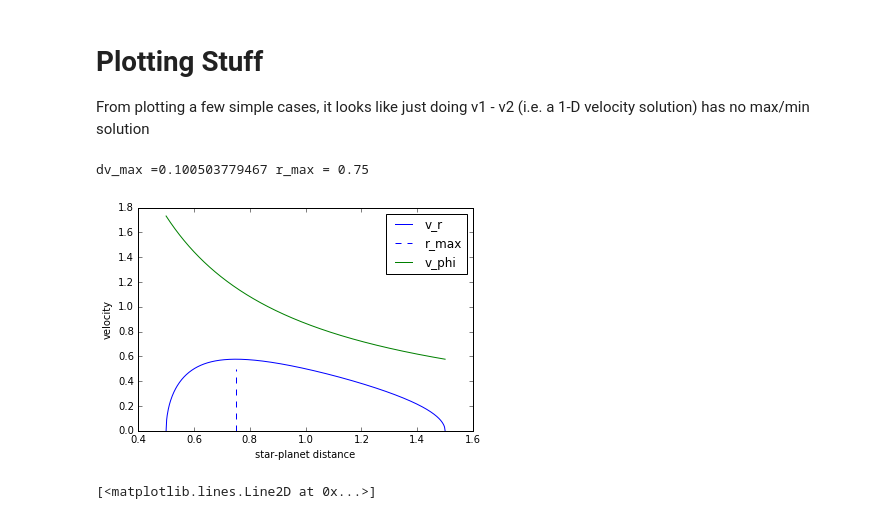
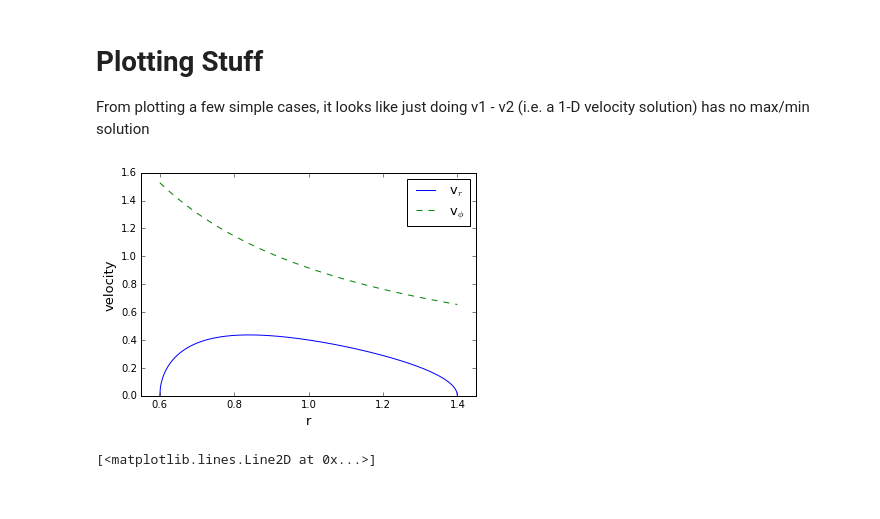
Before and after one commit to silburt/rebound, a Jupyter notebook: ipython_examples/HERMES_AutoHSF_Derivation_Components.ipynb, the cells around one changed output. Saved outputs shown, nothing was run; the diff lists cells and outputs as text; code cells hidden in the pictures.

```diff
--- a/ipython_examples/HERMES_AutoHSF_Derivation_Components.ipynb
+++ b/ipython_examples/HERMES_AutoHSF_Derivation_Components.ipynb
@@ -46,41 +46,41 @@ import numpy as np
 # %%
 #Plot the relative velocity
 G = 1
 M = 1
 mu = G*M
 a1 = 1.
 a2 = 1.05
-e1 = 0.5
+e1 = 0.4
 e2 = 0.1
-min_ = 0.5
-max_ = 1.5
+min_ = 0.6
+max_ = 1.4
 r = np.linspace(min_,max_,500)
 
 n1 = np.sqrt(mu/(a1**3))
 n2 = np.sqrt(mu/(a2**3))
 cosf1 = (a1*(1-e1*e1)/r - 1)/e1
 cosf2 = (a2*(1-e2*e2)/r - 1)/e2
 sinf1 = np.sqrt(1 - cosf1*cosf1)        #these are +/-
 sinf2 = np.sqrt(1 - cosf2*cosf2)        #these are +/-
 v1_phi = n1*a1/np.sqrt(1-e1*e1)*(1+e1*cosf1)
 v2_phi = n2*a2/np.sqrt(1-e2*e2)*(1+e2*cosf2)
 v1_r = n1*a1/np.sqrt(1-e1*e1)*(e1*sinf1)
 v2_r = n2*a2/np.sqrt(1-e2*e2)*(e2*sinf2)
 #v1_r = np.sqrt(mu*(2/r - 1/a1) - v1_phi*v1_phi)
 #v2_r = np.sqrt(mu*(2/r - 1/a2) - v2_phi*v2_phi)
 
 r_sol = a1*(1-e1**2)
 
-plt.plot(r,v1_r, color='blue',label='v_r');
-plt.plot([r_sol, r_sol], [0,0.5], color='blue', linestyle='--', label='r_max')
-plt.plot(r,v1_phi, color='green',label='v_phi')
-plt.legend(loc="upper right")
-plt.ylabel("velocity")
-plt.xlabel("star-planet distance")
-print "dv_max ="+str(max(dv_real)), "r_max = "+str(r_sol)
+plt.plot(r,v1_r, color='blue',label='v$_r$');
+plt.plot(r,v1_phi, color='green',linestyle='--',label='v$_{\phi}$')
+#plt.plot([r_sol, r_sol], [0,0.5], color='blue', linestyle='--', label='r_max')
+plt.legend(loc="upper right",fontsize=13)
+plt.ylabel("velocity",fontsize=13)
+plt.xlabel("r",fontsize=13)
+#plt.xlim([0.55,1.45])
+plt.savefig("vr_vphi_plot.pdf")
 # %% [output]
-dv_max =0.100503779467 r_max = 0.75
-[figure, old version]
+[figure, new version]
 # %%
 #Plot dv/dr, i.e. where dv/dr = 0 is the maximum value of dv.
 term1 = 2*G*M*(np.sqrt(-G*M*(-a1**2*(e1**2 - 1) - r*(2*a1 - r))/(a1*r**2))*(a2*(e2**2 - 1) + r) + np.sqrt(-G*M*(-a2**2*(e2**2 - 1) - r*(2*a2 - r))/(a2*r**2))*(a1*(e1**2 - 1) + r))*(np.sqrt(-G*M*(-a1**2*(e1**2 - 1) - r*(2*a1 - r))/(a1*r**2)) + np.sqrt(-G*M*(-a2**2*(e2**2 - 1) - r*(2*a2 - r))/(a2*r**2)))
```
Also changed, not shown: 1 other file.
